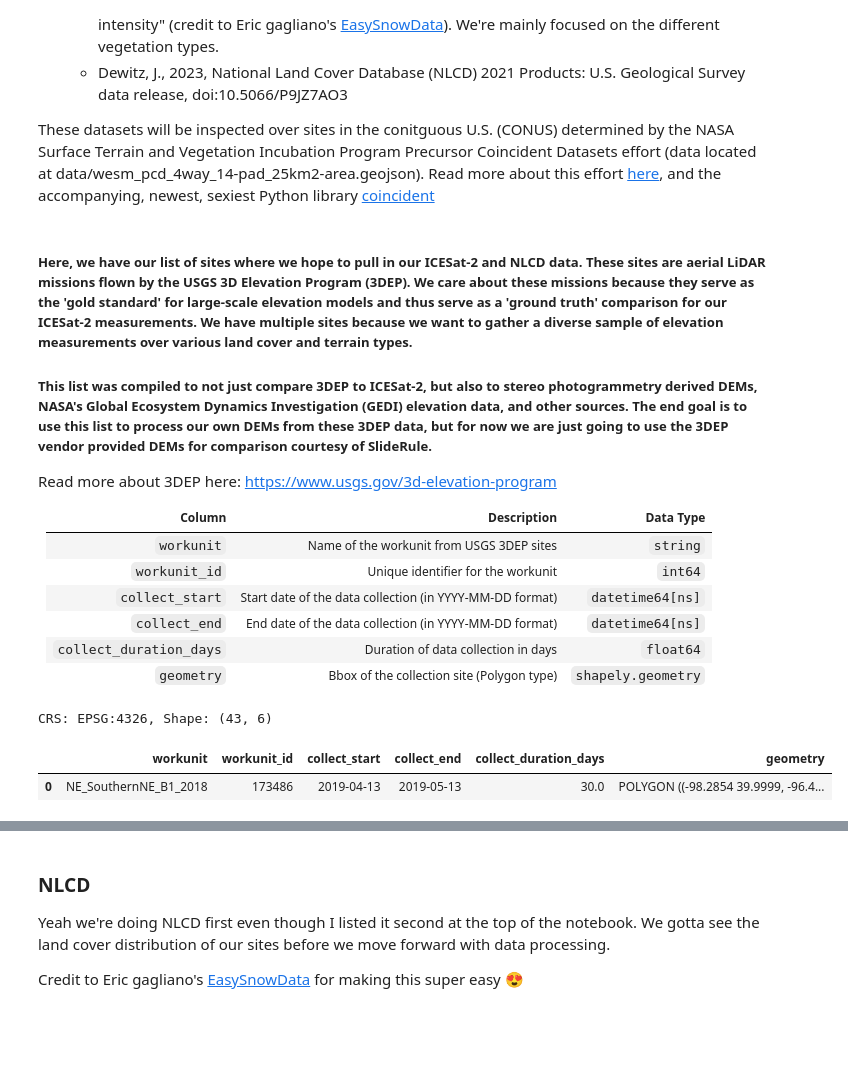
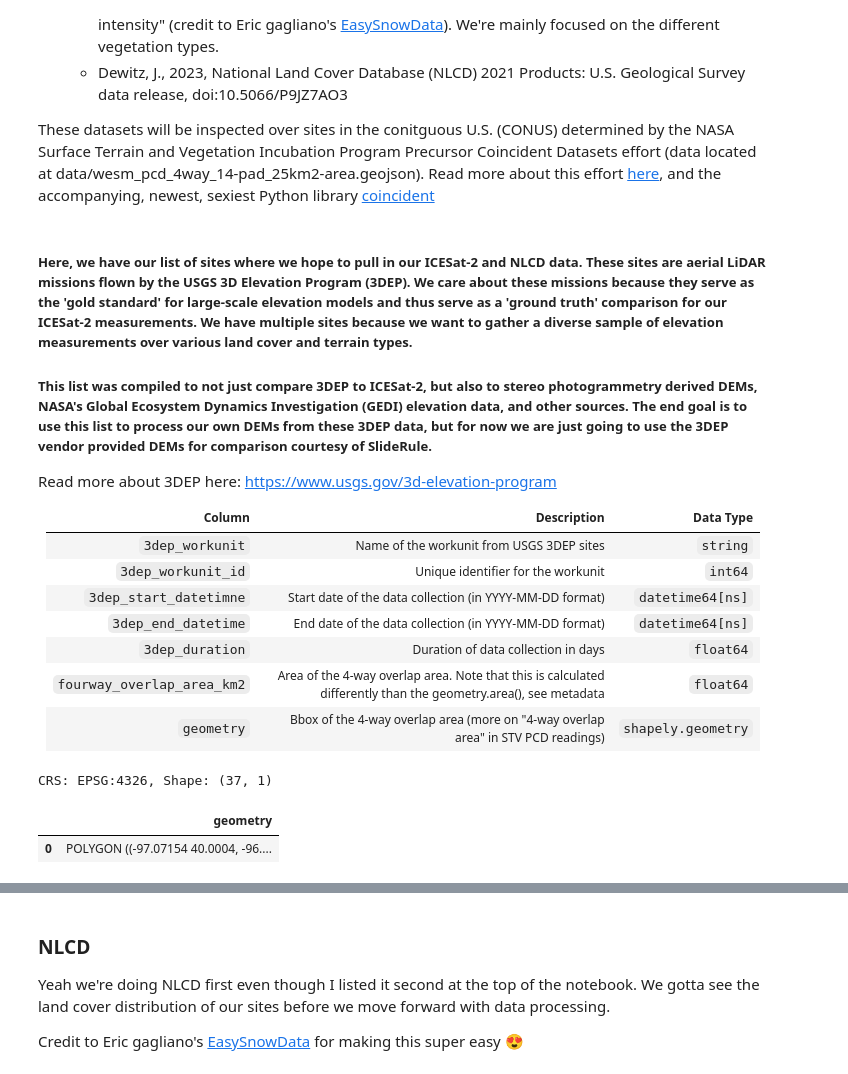
Before and after one commit to UW-GDA/ATL06_LaserLottery, a Jupyter notebook: notebooks/00_dataset_intro.ipynb, the cells around one changed output, grey strips where cells are left out. Drawn from its saved outputs; the diff is of its cells as text; code cells hidden in the pictures; blank space fills up the shorter version.

```diff
--- a/notebooks/00_dataset_intro.ipynb
+++ b/notebooks/00_dataset_intro.ipynb
@@ -32,9 +34,11 @@ import matplotlib.lines as mlines
 %matplotlib inline
 # %%
 # sites of interest from NASA STV PCD efforts
-cols = ['workunit', 'workunit_id', 'collect_start',
-        'collect_end', 'collect_duration_days', 'geometry']
-gf_sites = gpd.read_file("../data/wesm_pcd_4way_14-pad_25km2-area.geojson")[cols]
+# no need to get into all of the metadata but that's available at data/PCD_3dep_sites_feb_2025.xml
+cols = ['3dep_workunit', '3dep_workunit_id', '3dep_start_datetime',
+        '3dep_end_datetime', '3dep_duration', 'fourway_overlap_area_km2',
+        'geometry']
+gf_sites_4326 = gpd.read_file("../data/PCD_3dep_sites_feb_2025.geojson")[cols]
 # %% [markdown]
 ##### Here, we have our list of sites where we hope to pull in our ICESat-2 and NLCD data. These sites are aerial LiDAR missions flown by the USGS 3D Elevation Program (3DEP). We care about these missions because they serve as the 'gold standard' for large-scale elevation models and thus serve as a 'ground truth' comparison for our ICESat-2 measurements. We have multiple sites because we want to gather a diverse sample of elevation measurements over various land cover and terrain types.
 
@@ -44,19 +48,20 @@ Read more about 3DEP here: https://www.usgs.gov/3d-elevation-program
 
 | Column                    | Description                                              | Data Type            |
 |---------------------------|----------------------------------------------------------|----------------------|
-| `workunit`                | Name of the workunit from USGS 3DEP sites                | `string`             |
-| `workunit_id`             | Unique identifier for the workunit                       | `int64`              |
-| `collect_start`           | Start date of the data collection (in YYYY-MM-DD format) | `datetime64[ns]`     |
-| `collect_end`             | End date of the data collection (in YYYY-MM-DD format)   | `datetime64[ns]`     |
-| `collect_duration_days`   | Duration of data collection in days                      | `float64`            |
-| `geometry`                | Bbox of the collection site (Polygon type)               | `shapely.geometry`   |
+| `3dep_workunit`                | Name of the workunit from USGS 3DEP sites                | `string`             |
+| `3dep_workunit_id`             | Unique identifier for the workunit                       | `int64`              |
+| `3dep_start_datetimne`           | Start date of the data collection (in YYYY-MM-DD format) | `datetime64[ns]`     |
+| `3dep_end_datetime`             | End date of the data collection (in YYYY-MM-DD format)   | `datetime64[ns]`     |
+| `3dep_duration`   | Duration of data collection in days                      | `float64`            |
+| `fourway_overlap_area_km2`   | Area of the 4-way overlap area. Note that this is calculated differently than the geometry.area(), see metadata          | `float64`            |
+| `geometry`                | Bbox of the 4-way overlap area (more on "4-way overlap area" in STV PCD readings)             | `shapely.geometry`   |
 # %%
-print(f"CRS: {gf_sites.crs}, Shape: {gf_sites.shape}")
-gf_sites.head(1)
+print(f"CRS: {gf_sites_4326.crs}, Shape: {gf_sites_4326.shape}")
+gf_sites_4326.head(1)
 # %% [output]
-CRS: EPSG:4326, Shape: (43, 6)
+CRS: EPSG:4326, Shape: (37, 1)
-|  | workunit | workunit_id | collect_start | collect_end | collect_duration_days | geometry |
-| 0 | NE_SouthernNE_B1_2018 | 173486 | 2019-04-13 | 2019-05-13 | 30.0 | POLYGON ((-98.2854 39.9999, -96.4... |
+|  | geometry |
+| 0 | POLYGON ((-97.07154 40.0004, -96.... |
 # %%
 conus_fn = "https://raw.githubusercontent.com/ResidentMario/geoplot-data/refs/heads/master/contiguous-usa.geojson"
 gf_conus = gpd.read_file(conus_fn)
```
Also changed, not shown: parts of 9 cells of this notebook, 4 other files.
